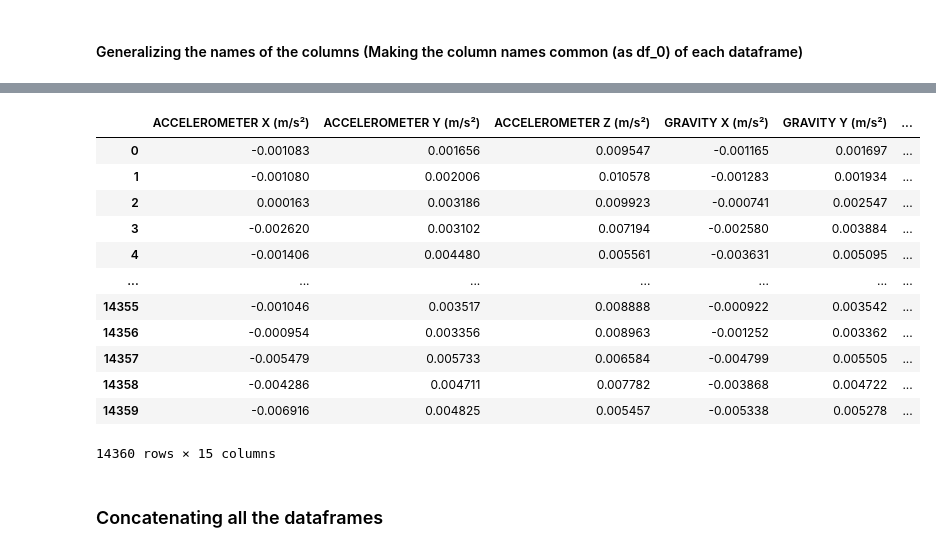
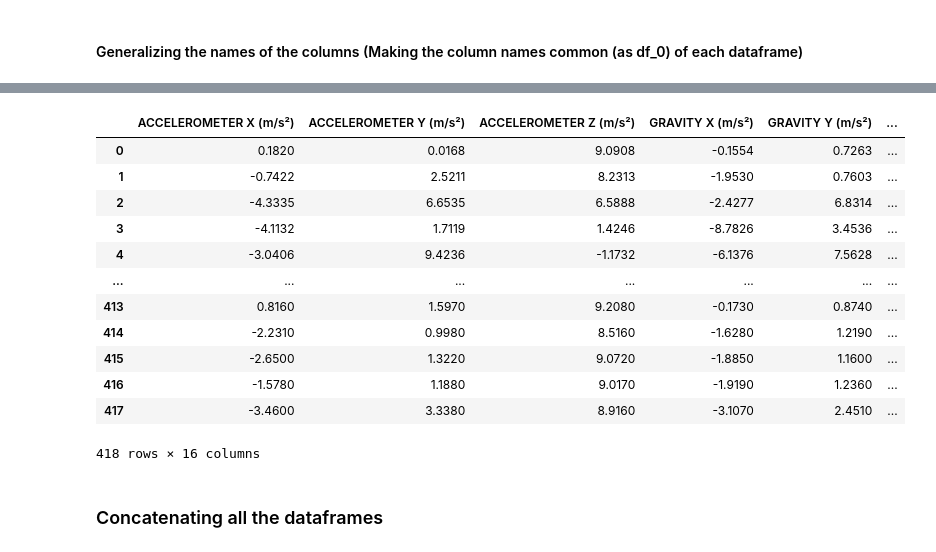
Before and after one commit to hdnsameera/CIS-7017, a Jupyter notebook: testCode.ipynb, the cells around one changed output, grey strips where cells are left out. Drawn from its saved outputs; the diff is of its cells as text; code cells hidden in the pictures.

```diff
--- a/testCode.ipynb
+++ b/testCode.ipynb
@@ -175,20 +174,20 @@ Index(['ACCELEROMETER X (m/s²)', 'ACCELEROMETER Y (m/s²)',
       dtype='object')
 # %%
-df_8
+df_10
 # %% [output]
 |  | ACCELEROMETER X (m/s²) | ACCELEROMETER Y (m/s²) | ACCELEROMETER Z (m/s²) | GRAVITY X (m/s²) | GRAVITY Y (m/s²) | ... |
-| 0 | -0.001083 | 0.001656 | 0.009547 | -0.001165 | 0.001697 | ... |
-| 1 | -0.001080 | 0.002006 | 0.010578 | -0.001283 | 0.001934 | ... |
-| 2 | 0.000163 | 0.003186 | 0.009923 | -0.000741 | 0.002547 | ... |
-| 3 | -0.002620 | 0.003102 | 0.007194 | -0.002580 | 0.003884 | ... |
-| 4 | -0.001406 | 0.004480 | 0.005561 | -0.003631 | 0.005095 | ... |
+| 0 | 0.1820 | 0.0168 | 9.0908 | -0.1554 | 0.7263 | ... |
+| 1 | -0.7422 | 2.5211 | 8.2313 | -1.9530 | 0.7603 | ... |
+| 2 | -4.3335 | 6.6535 | 6.5888 | -2.4277 | 6.8314 | ... |
+| 3 | -4.1132 | 1.7119 | 1.4246 | -8.7826 | 3.4536 | ... |
+| 4 | -3.0406 | 9.4236 | -1.1732 | -6.1376 | 7.5628 | ... |
 | ... | ... | ... | ... | ... | ... | ... |
-| 14355 | -0.001046 | 0.003517 | 0.008888 | -0.000922 | 0.003542 | ... |
-| 14356 | -0.000954 | 0.003356 | 0.008963 | -0.001252 | 0.003362 | ... |
-| 14357 | -0.005479 | 0.005733 | 0.006584 | -0.004799 | 0.005505 | ... |
-| 14358 | -0.004286 | 0.004711 | 0.007782 | -0.003868 | 0.004722 | ... |
-| 14359 | -0.006916 | 0.004825 | 0.005457 | -0.005338 | 0.005278 | ... |
+| 413 | 0.8160 | 1.5970 | 9.2080 | -0.1730 | 0.8740 | ... |
+| 414 | -2.2310 | 0.9980 | 8.5160 | -1.6280 | 1.2190 | ... |
+| 415 | -2.6500 | 1.3220 | 9.0720 | -1.8850 | 1.1600 | ... |
+| 416 | -1.5780 | 1.1880 | 9.0170 | -1.9190 | 1.2360 | ... |
+| 417 | -3.4600 | 3.3380 | 8.9160 | -3.1070 | 2.4510 | ... |
-14360 rows × 15 columns
+418 rows × 16 columns
 # %% [markdown]
 ### Concatenating all the dataframes
 # %%
```
Also changed, not shown: parts of 21 cells of this notebook.
